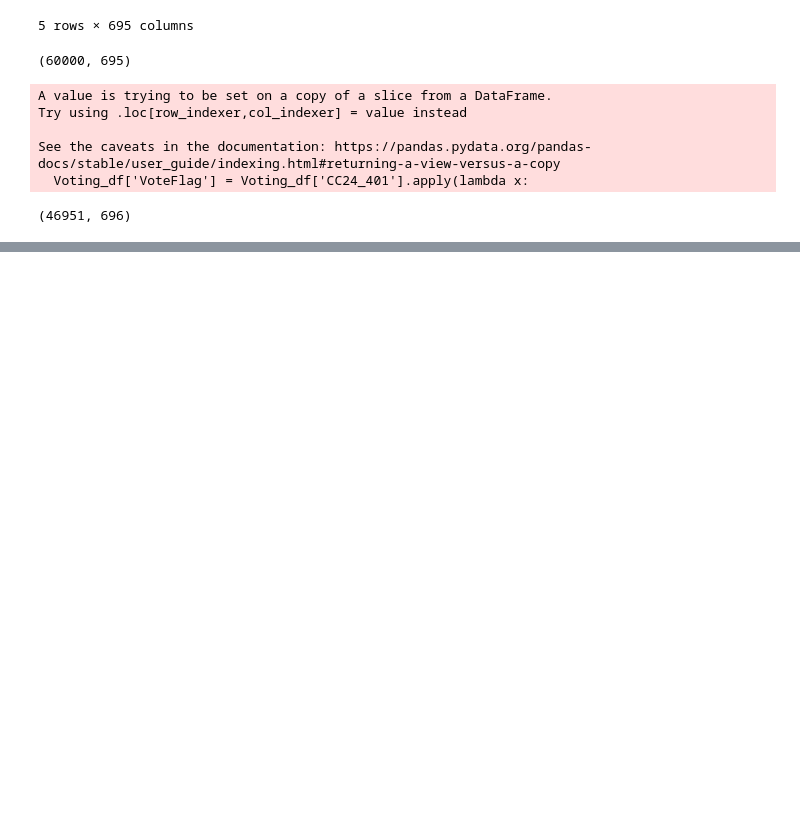
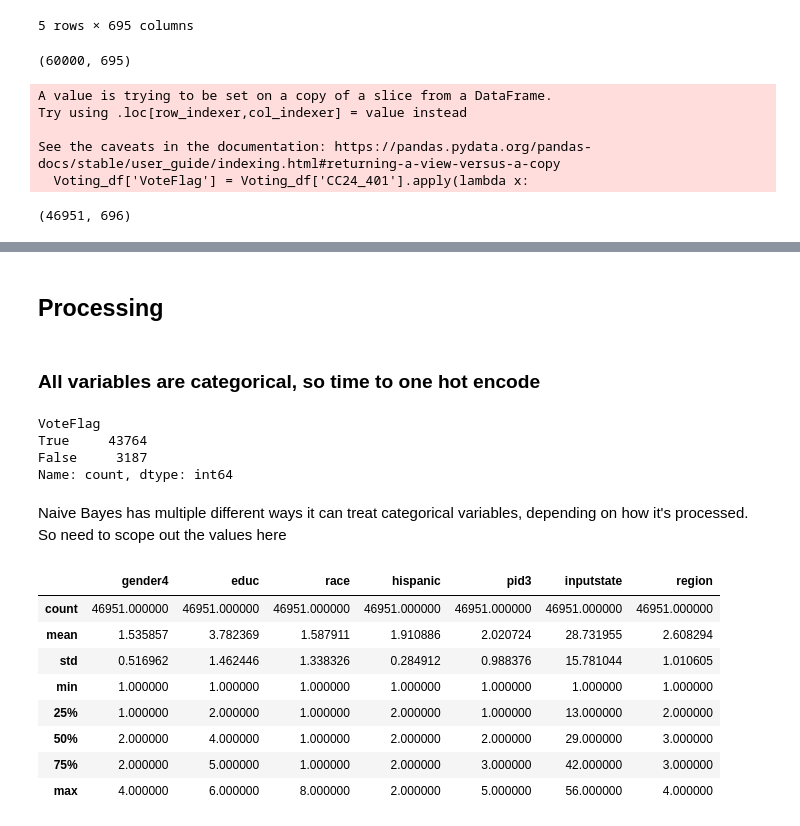
Before and after one commit to agtrinidad/s26-hnz-voter-predictors, a Jupyter notebook: g17_gavin_workspace.ipynb, the cells around one changed output, grey strips where cells are left out. Cells and saved outputs as stored; diff of their text form; code cells hidden in the pictures; blank space fills up the shorter version.

```diff
--- a/g17_gavin_workspace.ipynb
+++ b/g17_gavin_workspace.ipynb
@@ -1110,0 +1121,42 @@ full_features = [
+# %%
+# CHeck how hispanic is coded. Why is it a decimal
+
+Voting_df['hispanic'].value_counts()
+
+# Conver hispanic to int
+Voting_df['hispanic'] = Voting_df['hispanic'].astype(int)
+# %%
+# Create df for naive
+
+naive_df = Voting_df[naive_features + ['VoteFlag']].copy()
+# %% [markdown]
+## Processing
+# %% [markdown]
+### All variables are categorical, so time to one hot encode
+# %%
+# Break into features and target
+X = naive_df.drop(columns=['VoteFlag'])
+Y = naive_df['VoteFlag']
+
+# Check if Y is as expected
+Y.value_counts()
+# %% [output]
+VoteFlag
+True     43764
+False     3187
+Name: count, dtype: int64
+# %% [markdown]
+Naive Bayes has multiple different ways it can treat categorical variables, depending on how it's processed. So need to scope out the values here
+# %%
+# Understand value range
+X.describe()
+# %% [output]
+|  | gender4 | educ | race | hispanic | pid3 | inputstate | region |
+| count | 46951.000000 | 46951.000000 | 46951.000000 | 46951.000000 | 46951.000000 | 46951.000000 | 46951.000000 |
+| mean | 1.535857 | 3.782369 | 1.587911 | 1.910886 | 2.020724 | 28.731955 | 2.608294 |
+| std | 0.516962 | 1.462446 | 1.338326 | 0.284912 | 0.988376 | 15.781044 | 1.010605 |
+| min | 1.000000 | 1.000000 | 1.000000 | 1.000000 | 1.000000 | 1.000000 | 1.000000 |
+| 25% | 1.000000 | 2.000000 | 1.000000 | 2.000000 | 1.000000 | 13.000000 | 2.000000 |
+| 50% | 2.000000 | 4.000000 | 1.000000 | 2.000000 | 2.000000 | 29.000000 | 3.000000 |
+| 75% | 2.000000 | 5.000000 | 1.000000 | 2.000000 | 3.000000 | 42.000000 | 3.000000 |
+| max | 4.000000 | 6.000000 | 8.000000 | 2.000000 | 5.000000 | 56.000000 | 4.000000 |
```
Also changed, not shown: parts of 14 cells of this notebook.
